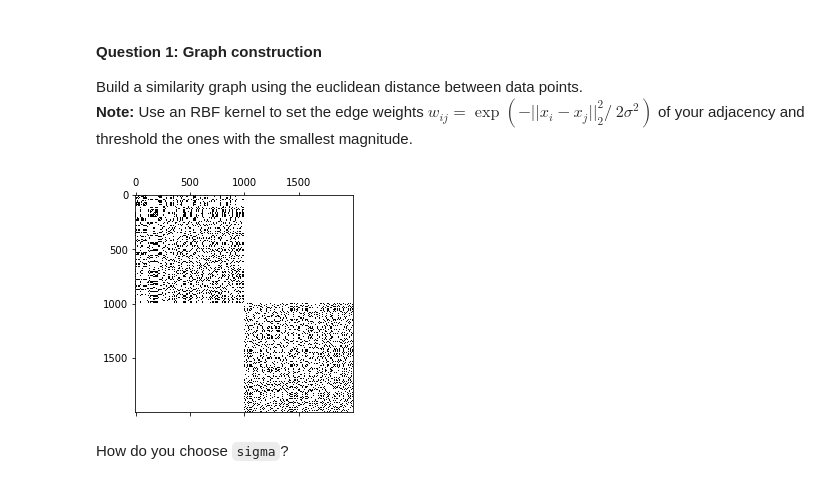
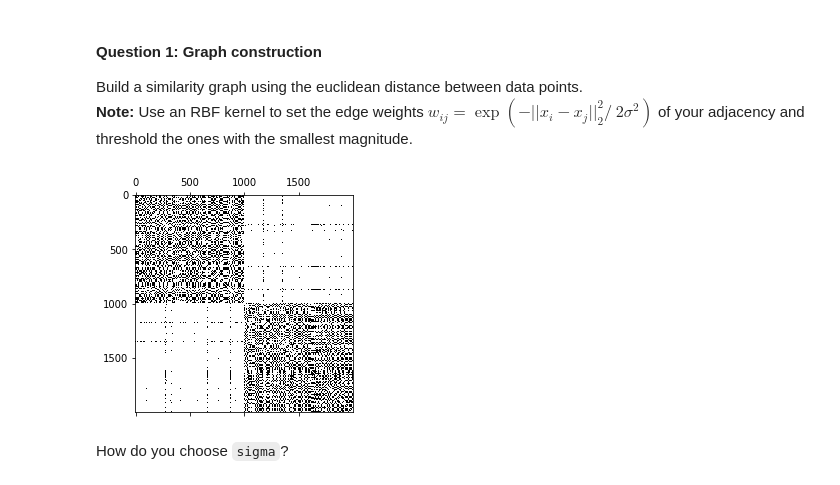
Before and after one commit to TheUser0571/NTDS_2019, a Jupyter notebook: assignments/2_learning_with_graphs_kay.ipynb, the cells around one changed output. Drawn from its saved outputs; the diff is of its cells as text; code cells hidden in the pictures.

```diff
--- a/assignments/2_learning_with_graphs_kay.ipynb
+++ b/assignments/2_learning_with_graphs_kay.ipynb
@@ -77,12 +77,12 @@ def epsilon_similarity_graph(X: np.ndarray, sigma=1, epsilon=0):
 
     return adjacency
 # %%
-sigma = 1 / 5 * np.median(pdist(X, 'euclidean'))
+sigma = 1/3 * np.median(pdist(X, 'euclidean'))
 adjacency = epsilon_similarity_graph(X, sigma=sigma, epsilon=0.5)
 plt.spy(adjacency)
 plt.show()
 # %% [output]
-[figure, old version]
+[figure, new version]
 # %% [markdown]
 How do you choose `sigma`?
 # %% [markdown]
```
Also changed, not shown: parts of 28 cells of this notebook.
